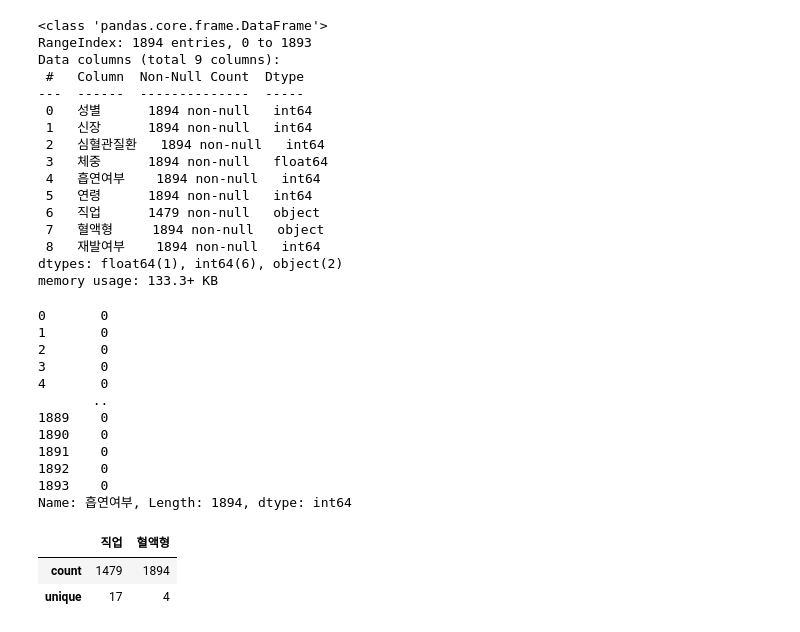
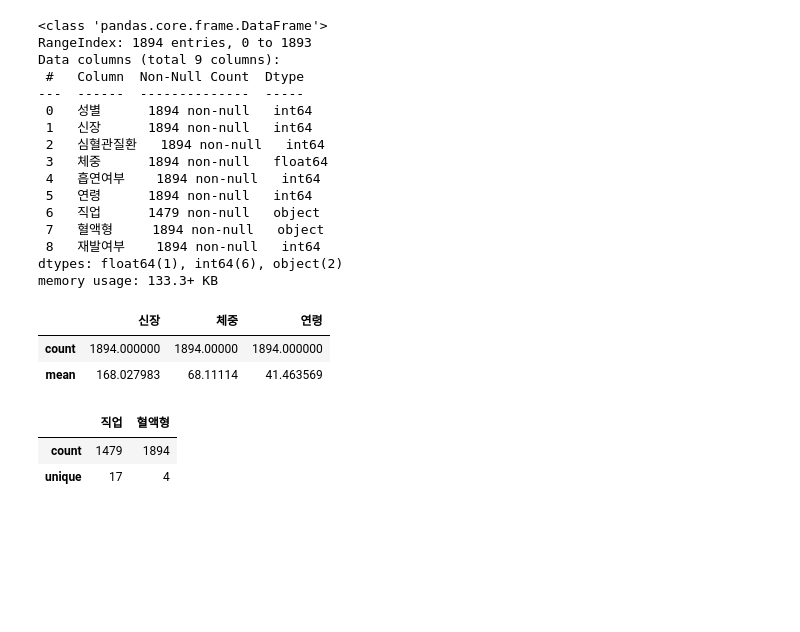
Before and after one commit to lovestar7914/study_data_analytics-1, a Jupyter notebook: codes/DDA/RecurrenceOfSurgery_DDA.ipynb, the cells around one changed output. Drawn from its saved outputs; the diff is of its cells as text; code cells hidden in the pictures; blank space fills up the shorter version.

```diff
--- a/codes/DDA/RecurrenceOfSurgery_DDA.ipynb
+++ b/codes/DDA/RecurrenceOfSurgery_DDA.ipynb
@@ -206,18 +206,9 @@ Data columns (total 9 columns):
 dtypes: float64(1), int64(6), object(2)
 memory usage: 133.3+ KB
 # %%
-df_ROS_forpatient['흡연여부']
+df_ROS_forpatient.describe()[:2] # 연속형
 # %% [output]
-0       0
-1       0
-2       0
-3       0
-4       0
-       ..
-1889    0
-1890    0
-1891    0
-1892    0
-1893    0
-Name: 흡연여부, Length: 1894, dtype: int64
+|  | 신장 | 체중 | 연령 |
+| count | 1894.000000 | 1894.00000 | 1894.000000 |
+| mean | 168.027983 | 68.11114 | 41.463569 |
 # %%
```
Also changed, not shown: parts of 12 cells of this notebook, 2 other files.
